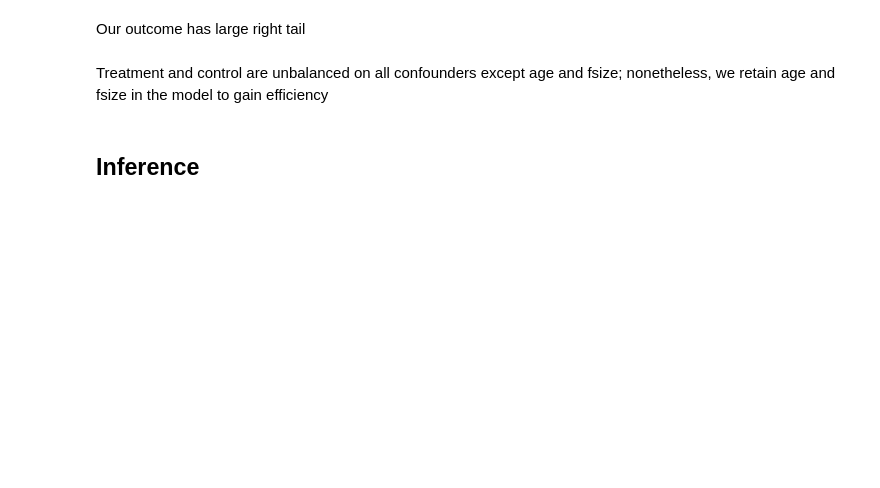
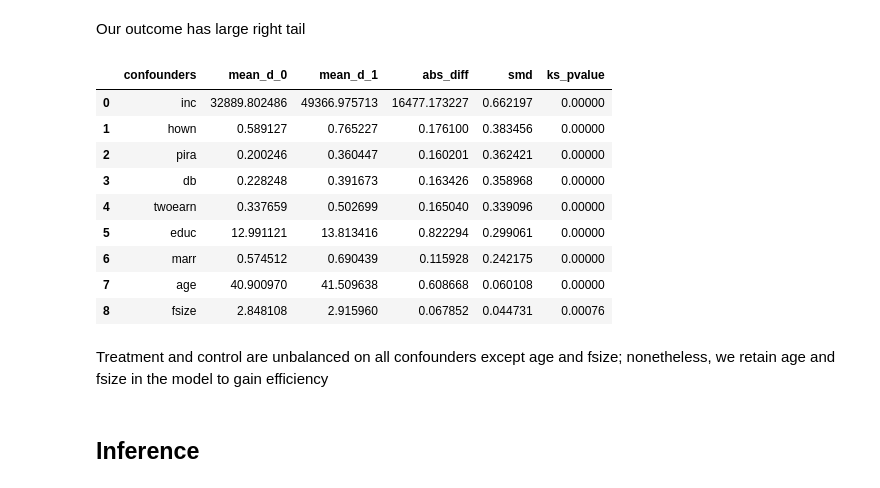
Before and after one commit to causalis-causalcraft/Causalis, a Jupyter notebook: notebooks/cases/401k.ipynb, the cells around one changed output. Saved outputs shown, nothing was run; the diff lists cells and outputs as text; code cells hidden in the pictures; blank space fills up the shorter version.

```diff
--- a/notebooks/cases/401k.ipynb
+++ b/notebooks/cases/401k.ipynb
@@ -83,9 +93,21 @@ eda.outcome_boxplot()
 # %% [markdown]
 Our outcome has large right tail
 # %%
+from causalis.shared import confounders_balance
+
 # Shows means of confounders for control/treated groups, absolute differences, and SMD values
-confounders_balance_df = eda.confounders_means()
-display(confounders_balance_df)
+confounders_balance(causaldata)
+# %% [output]
+|  | confounders | mean_d_0 | mean_d_1 | abs_diff | smd | ks_pvalue |
+| 0 | inc | 32889.802486 | 49366.975713 | 16477.173227 | 0.662197 | 0.00000 |
+| 1 | hown | 0.589127 | 0.765227 | 0.176100 | 0.383456 | 0.00000 |
+| 2 | pira | 0.200246 | 0.360447 | 0.160201 | 0.362421 | 0.00000 |
+| 3 | db | 0.228248 | 0.391673 | 0.163426 | 0.358968 | 0.00000 |
+| 4 | twoearn | 0.337659 | 0.502699 | 0.165040 | 0.339096 | 0.00000 |
+| 5 | educ | 12.991121 | 13.813416 | 0.822294 | 0.299061 | 0.00000 |
+| 6 | marr | 0.574512 | 0.690439 | 0.115928 | 0.242175 | 0.00000 |
+| 7 | age | 40.900970 | 41.509638 | 0.608668 | 0.060108 | 0.00000 |
+| 8 | fsize | 2.848108 | 2.915960 | 0.067852 | 0.044731 | 0.00076 |
 # %% [markdown]
 Treatment and control are unbalanced on all confounders except age and fsize; nonetheless,
 we retain age and fsize in the model to gain efficiency
```
Also changed, not shown: parts of 21 cells of this notebook, 12 other files.
